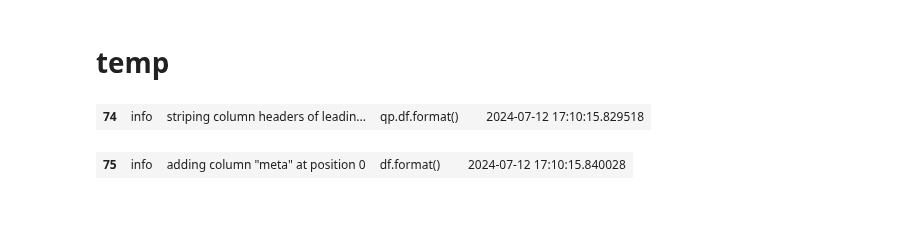
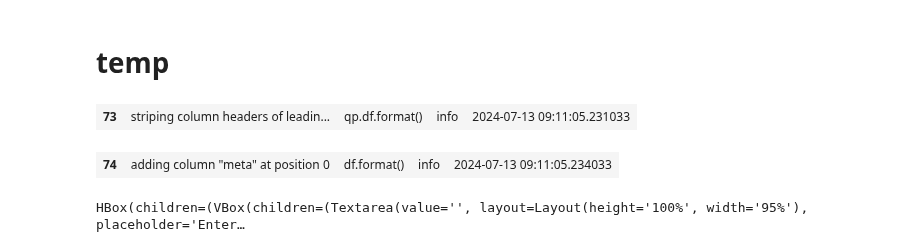
Before and after one commit to MartinVoelkl94/qplib_dev, a Jupyter notebook: testing.ipynb, the cells around one changed output. Cells and saved outputs as stored; diff of their text form; code cells hidden in the pictures; blank space fills up the shorter version.

```diff
--- a/testing.ipynb
+++ b/testing.ipynb
@@ -1993,21 +1965,25 @@ shutil.move('testing.html', f'test/test_report_{now}.html')
 # %%
 import pandas as pd
 import numpy as np
 import copy
 import os
 import sys
 import shutil
 import datetime
 import qplib as qp
 from qplib import log
 
 # if 'cards' not in globals():
 #     cards = pd.read_csv('data/cards.csv')
     # cards1 = cards.q('=toughness', '>1 && <4', modify='int(x)+10', inplace=False)
 
 df = qp.get_df().format()
 
 # cards = cards.format()
+
+
+df.qi()
 # %% [output]
-| 74 | info | striping column headers of leadin... | qp.df.format() |  | 2024-07-12 17:10:15.829518 |
+| 73 | striping column headers of leadin... | qp.df.format() | info | 2024-07-13 09:11:05.231033 |
-| 75 | info | adding column "meta" at position 0 | df.format() |  | 2024-07-12 17:10:15.840028 |
+| 74 | adding column "meta" at position 0 | df.format() | info | 2024-07-13 09:11:05.234033 |
+HBox(children=(VBox(children=(Textarea(value='', layout=Layout(height='100%', width='95%'), placeholder='Enter…
```
Also changed, not shown: parts of 13 cells of this notebook, 4 other files.
